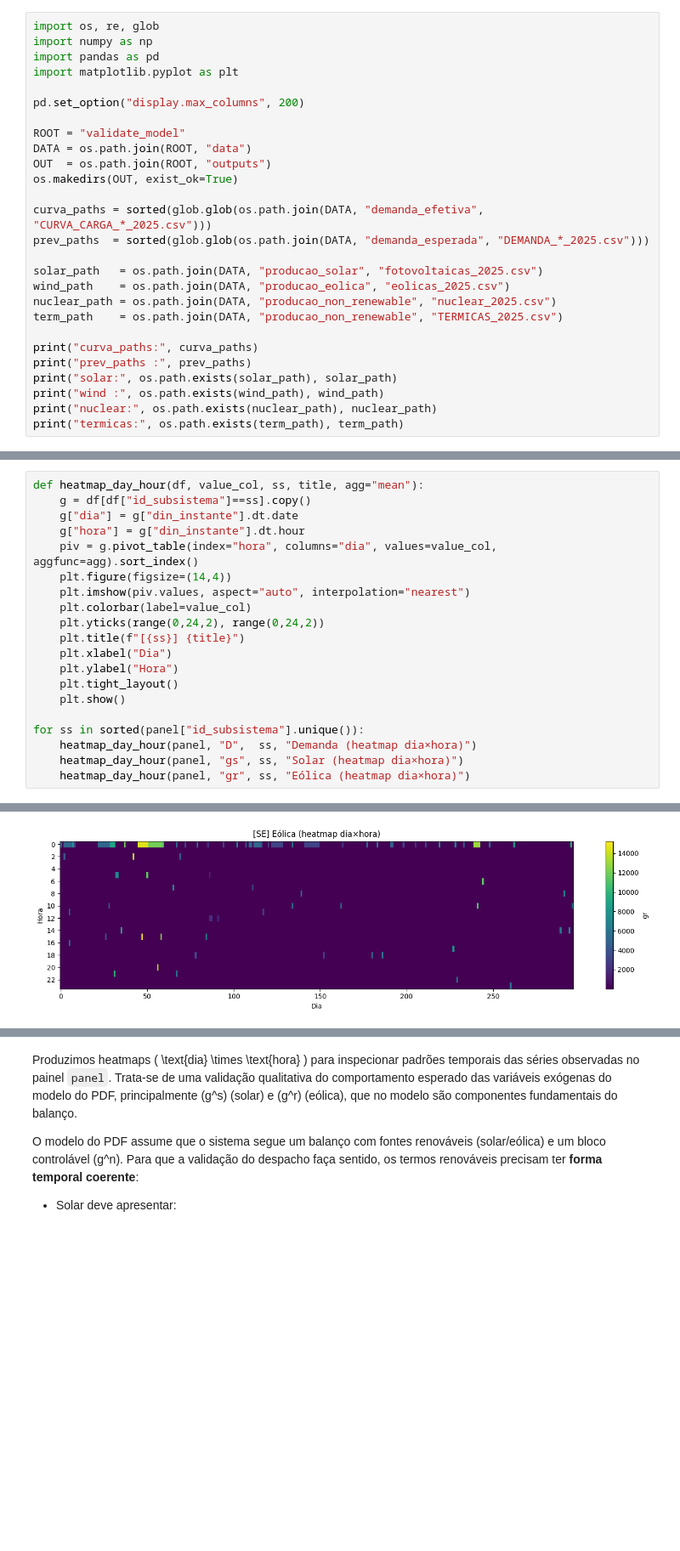
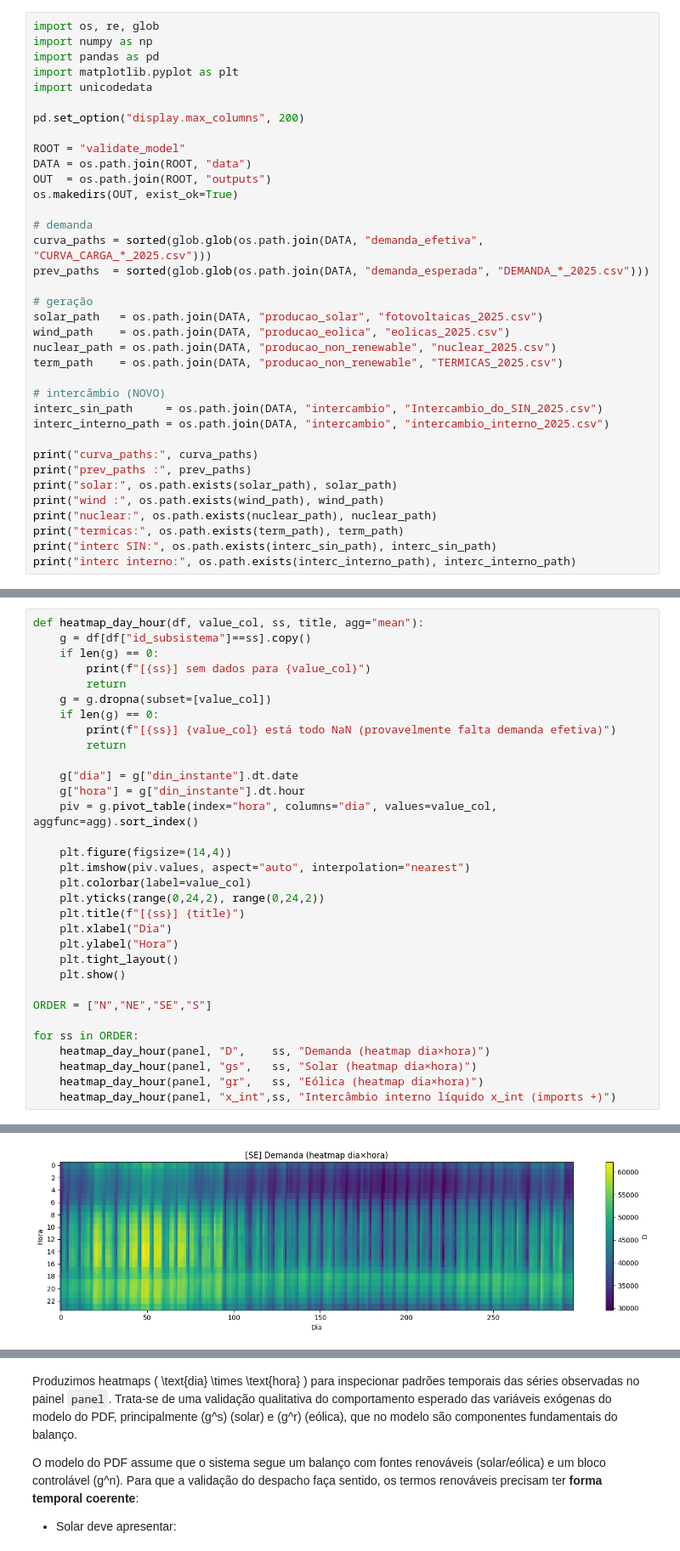
Before and after one commit to Vilasz/Mean-Field-Games-in-Renewable-Energy, a Jupyter notebook: validation.ipynb, the cells around one changed output, grey strips where cells are left out. Shown at 85% size. Cells and saved outputs as stored; diff of their text form; blank space fills up the shorter version.

```diff
--- a/validation.ipynb
+++ b/validation.ipynb
@@ -3,6 +3,7 @@ import os, re, glob
 import numpy as np
 import pandas as pd
 import matplotlib.pyplot as plt
+import unicodedata
 
 pd.set_option("display.max_columns", 200)
 
@@ -11,13 +12,19 @@ DATA = os.path.join(ROOT, "data")
 OUT  = os.path.join(ROOT, "outputs")
 os.makedirs(OUT, exist_ok=True)
 
+# demanda
 curva_paths = sorted(glob.glob(os.path.join(DATA, "demanda_efetiva", "CURVA_CARGA_*_2025.csv")))
 prev_paths  = sorted(glob.glob(os.path.join(DATA, "demanda_esperada", "DEMANDA_*_2025.csv")))
 
+# geração
 solar_path   = os.path.join(DATA, "producao_solar", "fotovoltaicas_2025.csv")
 wind_path    = os.path.join(DATA, "producao_eolica", "eolicas_2025.csv")
 nuclear_path = os.path.join(DATA, "producao_non_renewable", "nuclear_2025.csv")
 term_path    = os.path.join(DATA, "producao_non_renewable", "TERMICAS_2025.csv")
+
+# intercâmbio (NOVO)
+interc_sin_path     = os.path.join(DATA, "intercambio", "Intercambio_do_SIN_2025.csv")
+interc_interno_path = os.path.join(DATA, "intercambio", "intercambio_interno_2025.csv")
 
 print("curva_paths:", curva_paths)
 print("prev_paths :", prev_paths)
@@ -25,4 +32,6 @@ print("solar:", os.path.exists(solar_path), solar_path)
 print("wind :", os.path.exists(wind_path), wind_path)
 print("nuclear:", os.path.exists(nuclear_path), nuclear_path)
 print("termicas:", os.path.exists(term_path), term_path)
+print("interc SIN:", os.path.exists(interc_sin_path), interc_sin_path)
+print("interc interno:", os.path.exists(interc_interno_path), interc_interno_path)
 # %% [output]
@@ -221,9 +384,18 @@ panel.head()
 # %%
 def heatmap_day_hour(df, value_col, ss, title, agg="mean"):
     g = df[df["id_subsistema"]==ss].copy()
+    if len(g) == 0:
+        print(f"[{ss}] sem dados para {value_col}")
+        return
+    g = g.dropna(subset=[value_col])
+    if len(g) == 0:
+        print(f"[{ss}] {value_col} está todo NaN (provavelmente falta demanda efetiva)")
+        return
+
     g["dia"] = g["din_instante"].dt.date
     g["hora"] = g["din_instante"].dt.hour
     piv = g.pivot_table(index="hora", columns="dia", values=value_col, aggfunc=agg).sort_index()
+
     plt.figure(figsize=(14,4))
     plt.imshow(piv.values, aspect="auto", interpolation="nearest")
     plt.colorbar(label=value_col)
@@ -234,8 +406,11 @@ def heatmap_day_hour(df, value_col, ss, title, agg="mean"):
     plt.tight_layout()
     plt.show()
 
-for ss in sorted(panel["id_subsistema"].unique()):
-    heatmap_day_hour(panel, "D",  ss, "Demanda (heatmap dia×hora)")
-    heatmap_day_hour(panel, "gs", ss, "Solar (heatmap dia×hora)")
-    heatmap_day_hour(panel, "gr", ss, "Eólica (heatmap dia×hora)")
+ORDER = ["N","NE","SE","S"]
+
+for ss in ORDER:
+    heatmap_day_hour(panel, "D",    ss, "Demanda (heatmap dia×hora)")
+    heatmap_day_hour(panel, "gs",   ss, "Solar (heatmap dia×hora)")
+    heatmap_day_hour(panel, "gr",   ss, "Eólica (heatmap dia×hora)")
+    heatmap_day_hour(panel, "x_int",ss, "Intercâmbio interno líquido x_int (imports +)")
 # %% [output]
@@ -250 +425 @@ for ss in sorted(panel["id_subsistema"].unique()):
-[figure, old version]
+[figure, new version]
```
Also changed, not shown: parts of 19 cells of this notebook.
